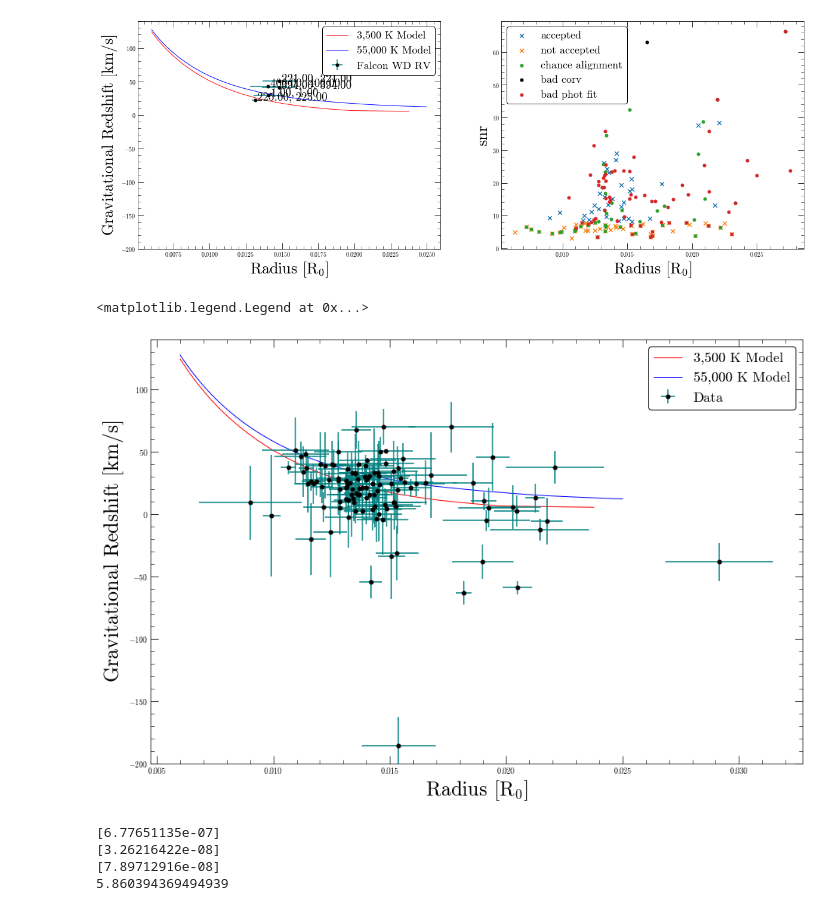
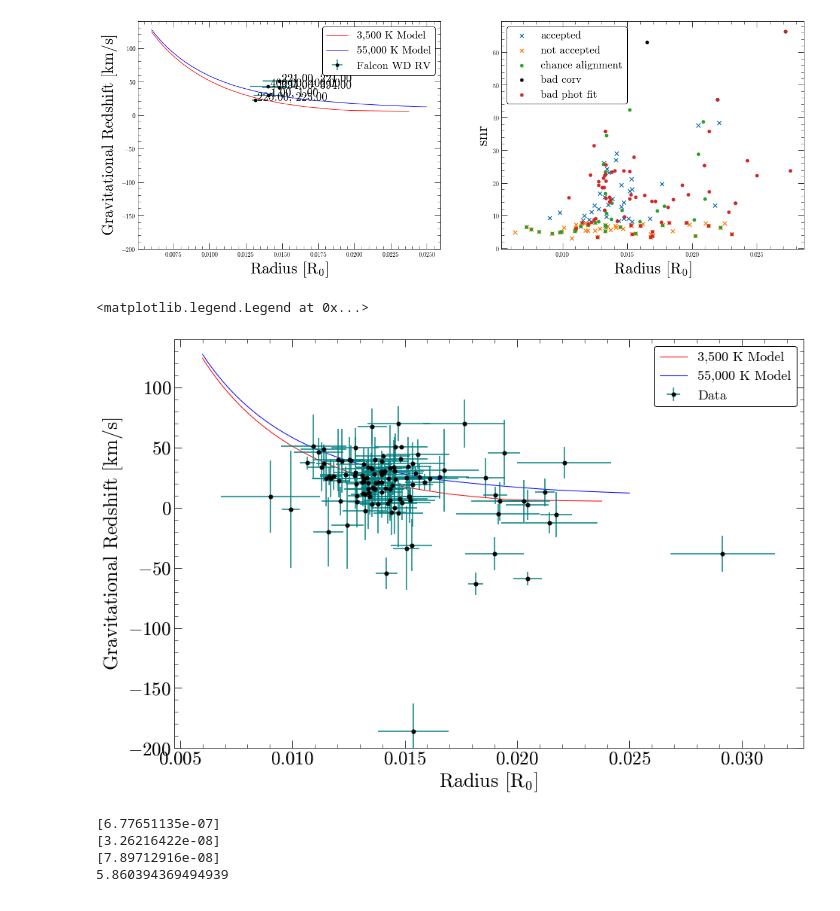
Before and after one commit to stefanarseneau/gravitational-redshift, a Jupyter notebook: 05_relation.ipynb, the cells around one changed output. Drawn from its saved outputs; the diff is of its cells as text; code cells hidden in the pictures.

```diff
--- a/05_relation.ipynb
+++ b/05_relation.ipynb
@@ -289,30 +289,33 @@ dy = catalog['eg_redshift'][mask]
 # %%
 plt.figure(figsize=(15,10))
 
 plt.style.use('./stefan.mplstyle')
 
 # Theoretical Tracks
 
 rsuns = np.linspace(0.006,0.025, 1000)
 
 theoretical_rvs = rv_from_radius(rsuns, 3500, 'f', 'f', 'f')
 plt.plot(rsuns, theoretical_rvs, 'red', linestyle = '-', label = '3,500 K Model', linewidth = 1)
 
 theoretical_rvs = rv_from_radius(rsuns, 55000, 'f', 'f', 'f')
 plt.plot(rsuns, theoretical_rvs, 'blue', label = '55,000 K Model', linewidth = 1)
 
 domain = np.linspace(min(x), max(x), 100)
 
 plt.errorbar(x, y, xerr = dx, yerr=dy, fmt='o', label = 'Data', color='black', ecolor = 'teal')
 
+plt.xticks(fontsize=25)
+plt.yticks(fontsize=25)
+
 plt.xlabel(r'Radius $[R_{0}]$')
 plt.ylabel(r'Gravitational Redshift $[km/s]$')
 #plt.xlim(0.006, 0.025)
 plt.ylim(-200, 140)
 plt.legend()
 # %% [output]
 <matplotlib.legend.Legend at 0x...>
-[figure, old version]
+[figure, new version]
 # %%
 import scipy.odr as odr
 
```
Also changed, not shown: parts of 2 cells of this notebook, 2 other files.
